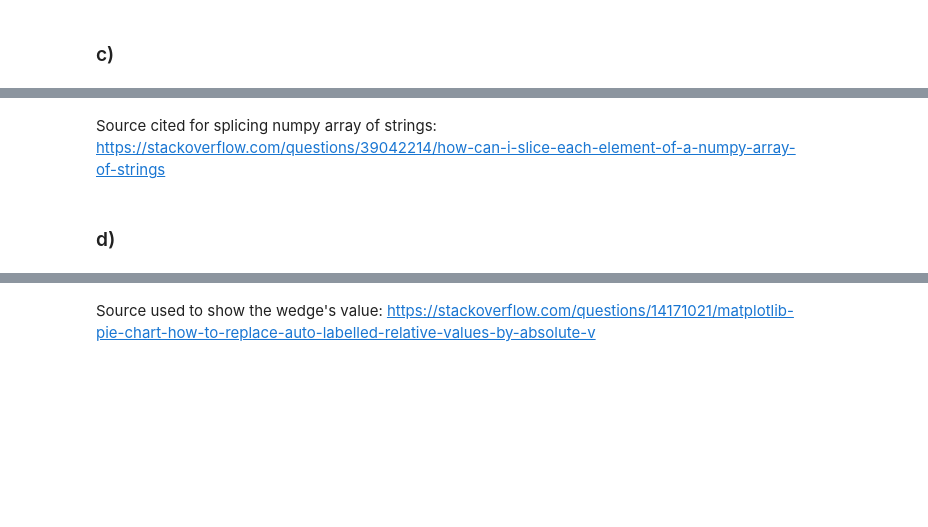
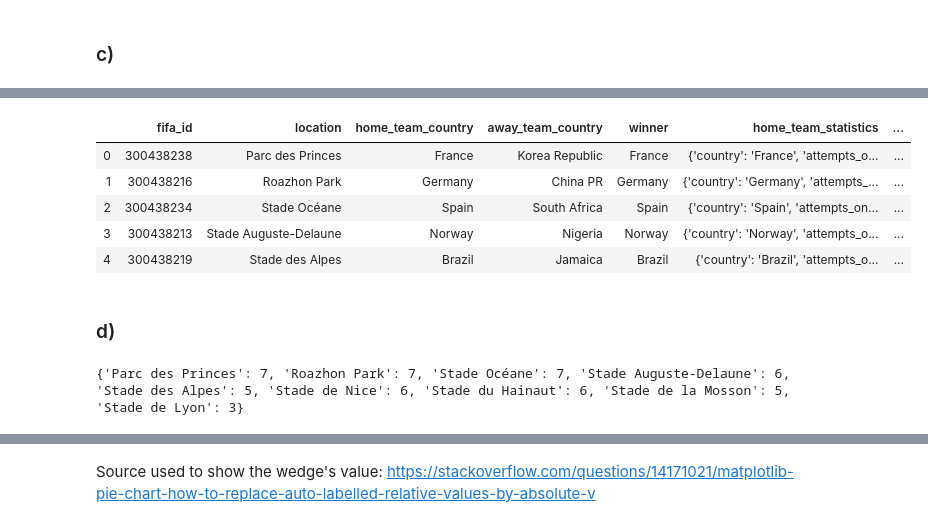
Before and after one commit to dimaTrinh/data-science-ait, a Jupyter notebook: Homework/Homework 2 - Duc Trinh.ipynb, the cells around one changed output, grey strips where cells are left out. Saved outputs shown, nothing was run; the diff lists cells and outputs as text; code cells hidden in the pictures; blank space fills up the shorter version.

```diff
--- a/Homework/Homework 2 - Duc Trinh.ipynb
+++ b/Homework/Homework 2 - Duc Trinh.ipynb
@@ -58,11 +87,15 @@ matchesFrame.head(5)
 # %%
 matchesFrame["date"] = pd.DatetimeIndex(data = matchesFrame["datetime"]).date
-temp = pd.Series(np.datetime_as_string(pd.DatetimeIndex(data = matchesFrame["datetime"]), unit = "m"))
-matchesFrame["time"] =  "(" + temp.str[-5:-3].values + "," + temp.str[-2:].values + ")"
+matchesFrame["time"] = [(item.hour, item.minute) for item in pd.DatetimeIndex(data = matchesFrame["datetime"]).time]
 matchesFrame = matchesFrame.drop("datetime",axis=1)
 matchesFrame.head(5)
+# %% [output]
+|  | fifa_id | location | home_team_country | away_team_country | winner | home_team_statistics | ... |
+| 0 | 300438238 | Parc des Princes | France | Korea Republic | France | {'country': 'France', 'attempts_o... | ... |
+| 1 | 300438216 | Roazhon Park | Germany | China PR | Germany | {'country': 'Germany', 'attempts_... | ... |
+| 2 | 300438234 | Stade Océane | Spain | South Africa | Spain | {'country': 'Spain', 'attempts_on... | ... |
+| 3 | 300438213 | Stade Auguste-Delaune | Norway | Nigeria | Norway | {'country': 'Norway', 'attempts_o... | ... |
+| 4 | 300438219 | Stade des Alpes | Brazil | Jamaica | Brazil | {'country': 'Brazil', 'attempts_o... | ... |
-# %% [markdown]
-Source cited for splicing numpy array of strings: https://stackoverflow.com/questions/39042214/how-can-i-slice-each-element-of-a-numpy-array-of-strings
 # %% [markdown]
 ### d)
 # %%
@@ -73,6 +106,8 @@ for loc in matchesFrame["location"]:
     else:
         stadiumDict[loc] += 1
 print(stadiumDict)
+# %% [output]
+{'Parc des Princes': 7, 'Roazhon Park': 7, 'Stade Océane': 7, 'Stade Auguste-Delaune': 6, 'Stade des Alpes': 5, 'Stade de Nice': 6, 'Stade du Hainaut': 6, 'Stade de la Mosson': 5, 'Stade de Lyon': 3}
 # %%
 stadiumFrame = pd.DataFrame.from_records(data = list(stadiumDict.items()), columns = ["City","Count"])
 _ = stadiumFrame.plot.pie(y = "Count", figsize=(8,8), labels = stadiumFrame["City"], autopct=lambda x: '{:.0f}'.format(x * sum(stadiumFrame["Count"]) / 100), title = "Matches per stadium in the Women's Soccer World Cup", legend = 0, fontsize = 16)
```
Also changed, not shown: parts of 18 cells of this notebook.
